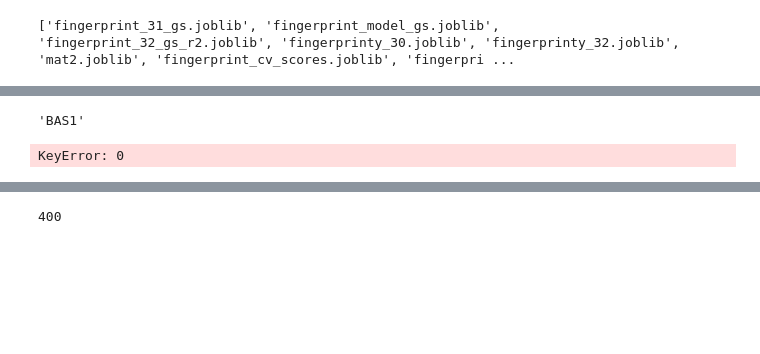
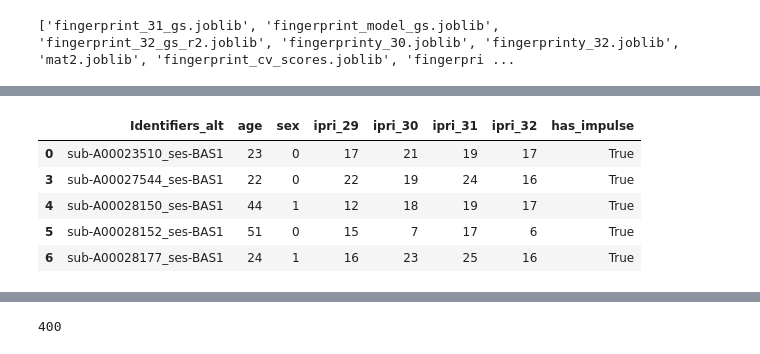
Before and after one commit to vnbcs/workspace, a Jupyter notebook: python_code/fingerprint_data.ipynb, the cells around one changed output, grey strips where cells are left out. Saved outputs shown, nothing was run; the diff lists cells and outputs as text; code cells hidden in the pictures; blank space fills up the shorter version.

```diff
--- a/python_code/fingerprint_data.ipynb
+++ b/python_code/fingerprint_data.ipynb
@@ -70,3 +53,0 @@ len(impulse_df)/len(pheno_df)
-# %%
-impulse_df["sub"]=impulse_df.Identifiers.map(lambda x: x.split(",")[0])
-impulse_df["ses"]=impulse_df.Identifiers.map(lambda x: x.split(",")[1])
@@ -101,4 +53,0 @@ Name: sub, Length: 1205, dtype: object
-# %%
-valid_subs = []
-for i in pheno_df.index:
-    valid_subs.append(pheno_df.loc[i,"sub"] in impulse_df["sub"])
@@ -113,4 +53,0 @@ False
-# %%
-pheno_df.loc[0,"ses"]
-# %% [output]
-'BAS1'
@@ -120,4 +54,15 @@ def getImpulse(subval, sesval):
-# %%
-getImpulse("A00023510", "BAS1")
-# %% [output]
-KeyError: 0
+# %%
+valid_ids = []
+for i in pheno_df.index:
+    valid_ids.append(pheno_df.loc[i,"Identifiers_alt"] in list(impulse_df["Identifiers"]))
+# %%
+pheno_df["has_impulse"]=valid_ids
+# %%
+pheno_df.loc[pheno_df["has_impulse"].eq(True)].head()
+# %% [output]
+|  | Identifiers_alt | age | sex | ipri_29 | ipri_30 | ipri_31 | ipri_32 | has_impulse |
+| 0 | sub-A00023510_ses-BAS1 | 23 | 0 | 17 | 21 | 19 | 17 | True |
+| 3 | sub-A00027544_ses-BAS1 | 22 | 0 | 22 | 19 | 24 | 16 | True |
+| 4 | sub-A00028150_ses-BAS1 | 44 | 1 | 12 | 18 | 19 | 17 | True |
+| 5 | sub-A00028152_ses-BAS1 | 51 | 0 | 15 | 7 | 17 | 6 | True |
+| 6 | sub-A00028177_ses-BAS1 | 24 | 1 | 16 | 23 | 25 | 16 | True |
```
Also changed, not shown: parts of 34 cells of this notebook, 2 other files.
